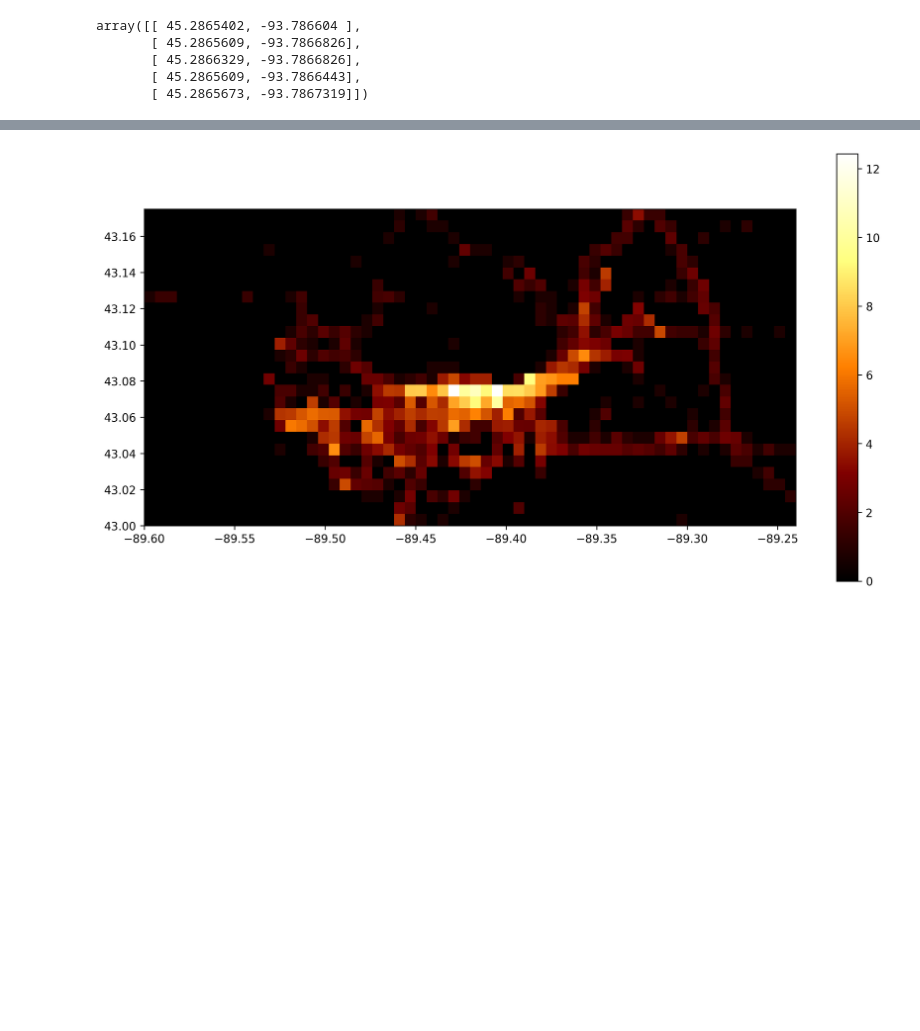
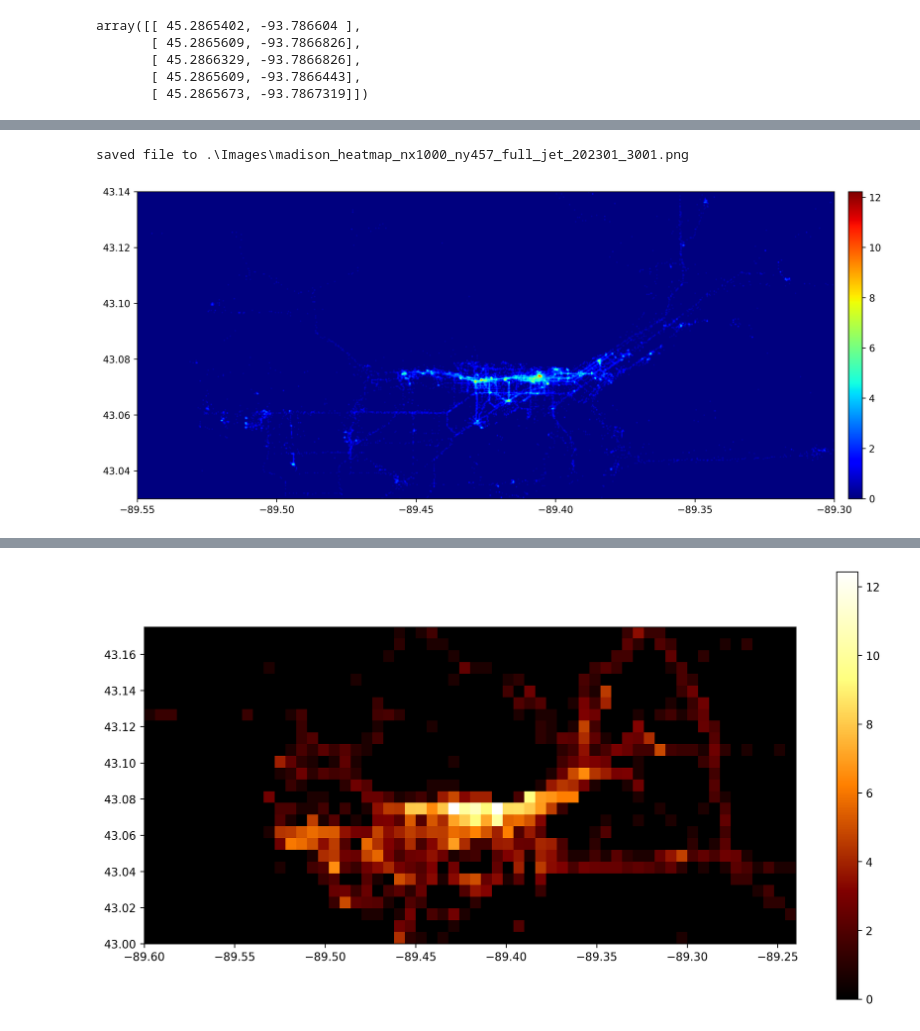
Before and after one commit to prhuft/data-sandbox, a Jupyter notebook: mylocations.ipynb, the cells around one changed output, grey strips where cells are left out. Saved outputs shown, nothing was run; the diff lists cells and outputs as text; code cells hidden in the pictures; blank space fills up the shorter version.

```diff
--- a/mylocations.ipynb
+++ b/mylocations.ipynb
@@ -177,0 +203,6 @@ ymin,ymax = ylims
+# %%
+# load data from a saved file
+# counts = loadtxt(os.path.join(imagedir,'madison_heatmap_nx1000_ny457_m89pt6_m89pt24_43_43pt175_7147.csv')) # from numpy
+counts = loadtxt(os.path.join(imagedir,'madison_heatmap_nx1000_ny457_full_202301_1251.csv')) # from numpy
+nx=1000
+ny=457
@@ -177,0 +218,28 @@ ymin,ymax = ylims
+# %%
+# limit the data to the madison area
+xmin = -89.6
+xmax = -89.24
+ymin = 43
+ymax = 43.175
+xd,yd = array([[x,y] for x,y in zip(lon,lat) if xmin<x<xmax and ymin<y<ymax]).transpose()
+# %%
+full = False
+fig,ax = plt.subplots(dpi=300,figsize=(13,7))
+cmap = 'jet'#'afmhot'
+
+# inds = [random.randint(len(xd)) for x in range(10000)]
+# ax.scatter(xd[inds],yd[inds],s=0.01,marker='.',c='green')
+# ax.scatter(xd,yd,s=0.01,marker='.',c='green')
+axmap = ax.imshow(log(counts+1),extent=[xmin,xmax,ymin,ymax],cmap=cmap,interpolation='gaussian')
+# city.plot(ax=ax,color='navy')
+
+# cax = ax.contour(log(flipud(counts)+1),extent=[xmin,xmax,ymin,ymax])
+if not full:
+    ax.set_xlim((-89.55, -89.3)) #(-89.45,-89.35))
+    ax.set_ylim((43.03,43.14))
+cax = ax.inset_axes([1.02, 0.0, .02, 1], transform=ax.transAxes)
+fig.colorbar(axmap,cax)
+# savefigure(f'madison_heatmap_nx{nx}_ny{ny}_{fullstr}_{cmap}_202301.png')
+# %% [output]
+saved file to .\Images\madison_heatmap_nx1000_ny457_full_jet_202301_3001.png
+[figure, added]
```
Also changed, not shown: parts of 24 cells of this notebook, 19 other files.
